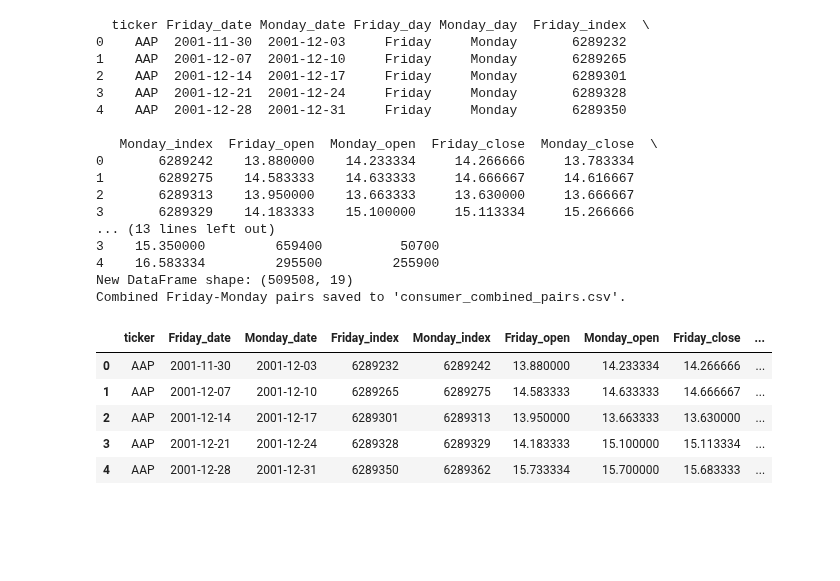
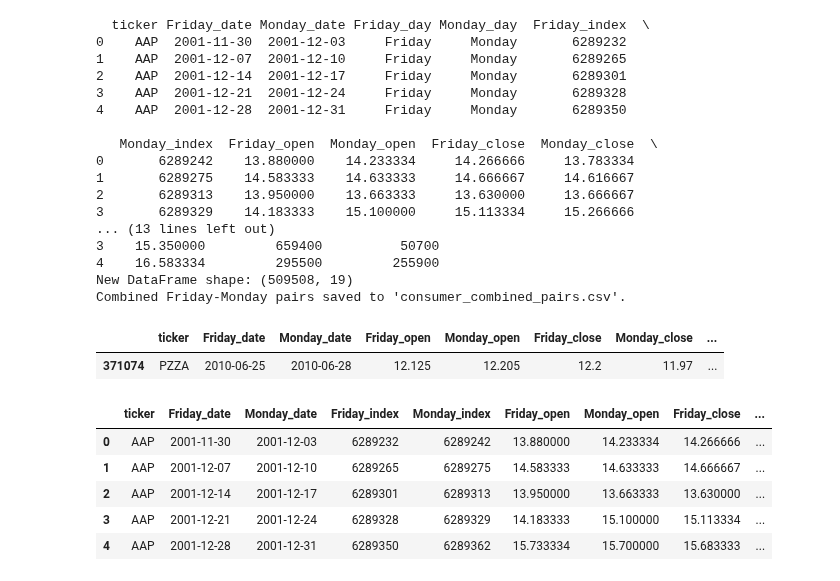
Before and after one commit to ghuckabe/DSTMarketAnalysis, a Jupyter notebook: kaggle_consumer_classify.ipynb, the cells around one changed output. Saved outputs shown, nothing was run; the diff lists cells and outputs as text; code cells hidden in the pictures; blank space fills up the shorter version.

```diff
--- a/kaggle_consumer_classify.ipynb
+++ b/kaggle_consumer_classify.ipynb
@@ -409,6 +409,14 @@ dst_fri_dates = list(dst_dates['fall_fri_before'])+list(dst_dates['spring_fri_be
 # this gives a 1 or 0 for whether a date is DST or not
 
 combined_consumer['y'] = combined_consumer['Friday_date'].isin(dst_fri_dates).astype(int)
+# %%
+# Drop the 'Friday_day' and 'Monday_day' columns
+combined_consumer.drop(columns=['Friday_index', 'Monday_index'], inplace=True)
+# %%
+combined_consumer.sample()
+# %% [output]
+|  | ticker | Friday_date | Monday_date | Friday_open | Monday_open | Friday_close | Monday_close | ... |
+| 371074 | PZZA | 2010-06-25 | 2010-06-28 | 12.125 | 12.205 | 12.2 | 11.97 | ... |
 # %%
 combined_consumer.to_csv("data/Weekends_Consumer_Stocks.csv", index=False)
 # %%
```
Also changed, not shown: 2 other files.
